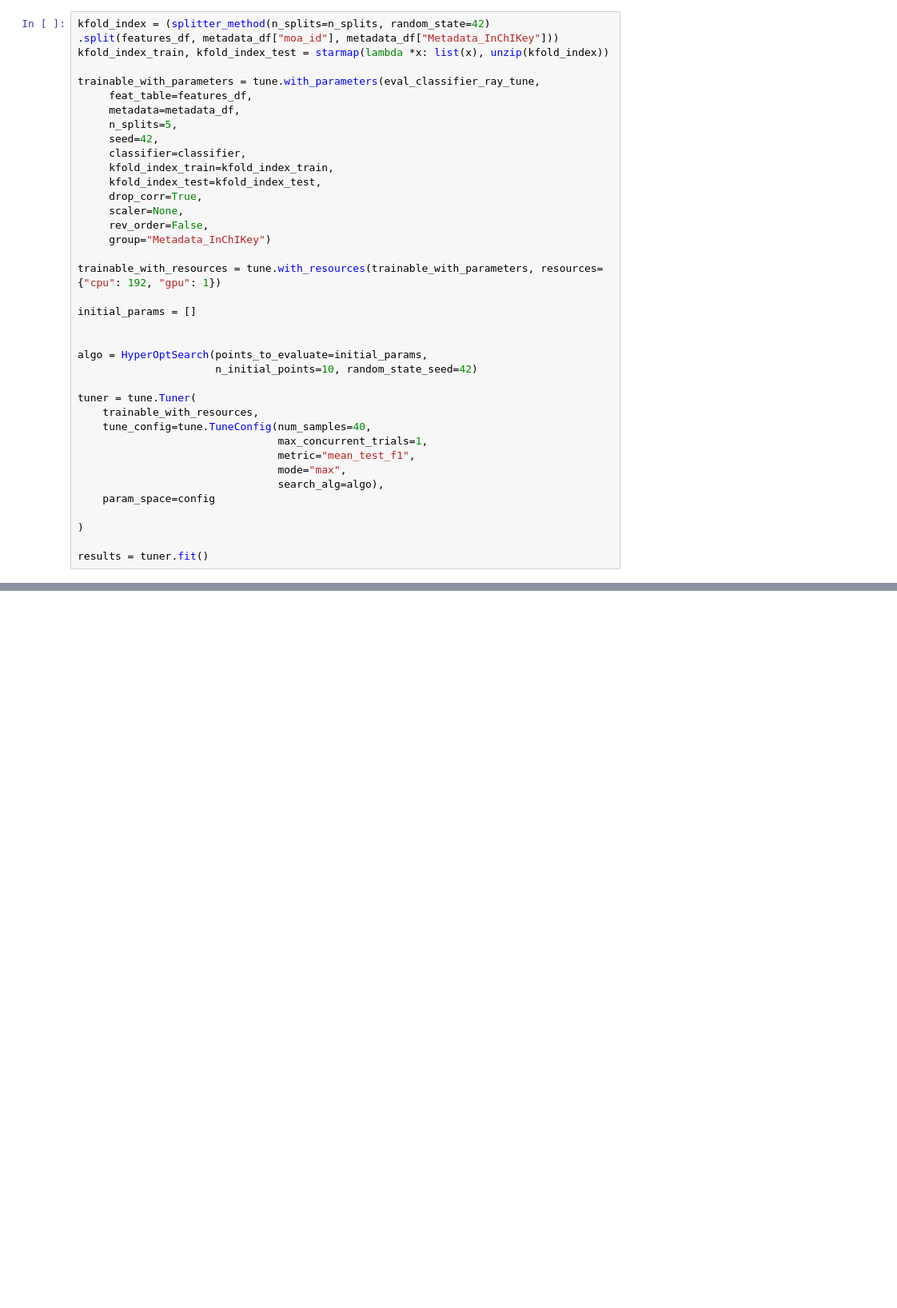
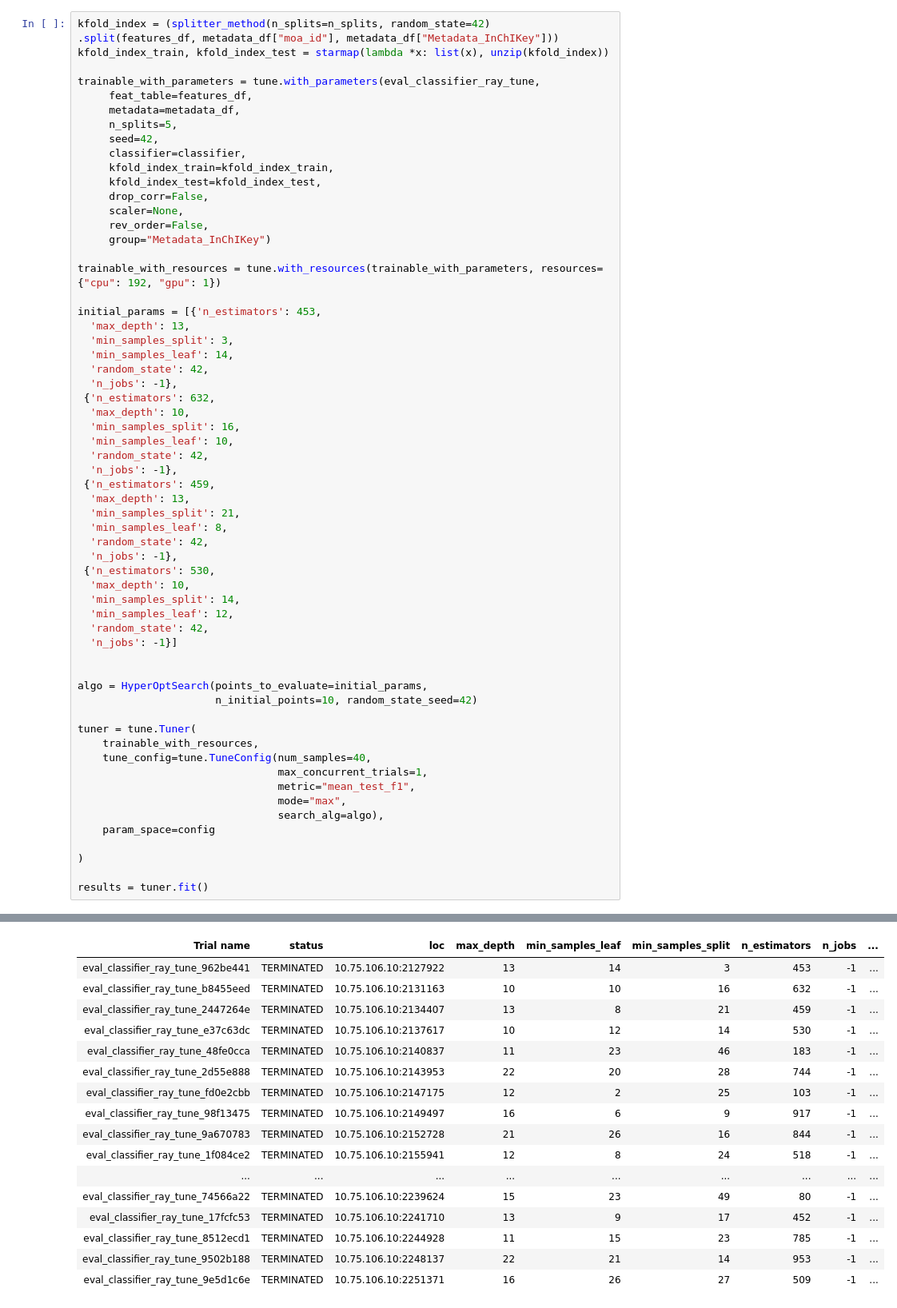
Before and after one commit to afermg/jump_attribution, a Jupyter notebook: workspace/analysis/naive_classifier_profiles.ipynb, the cells around one changed output, grey strips where cells are left out. Shown: that part at 80% size. Drawn from its saved outputs; the diff is of its cells as text; blank space fills up the shorter version.

Commit message:
Flake, req solved. classifier done, portrait start

```diff
--- a/workspace/analysis/naive_classifier_profiles.ipynb
+++ b/workspace/analysis/naive_classifier_profiles.ipynb
@@ -926,14 +899,37 @@ trainable_with_parameters = tune.with_parameters(eval_classifier_ray_tune,
      classifier=classifier,
      kfold_index_train=kfold_index_train,
      kfold_index_test=kfold_index_test,
-     drop_corr=True,
+     drop_corr=False,
      scaler=None,
      rev_order=False,
      group="Metadata_InChIKey")
 
 trainable_with_resources = tune.with_resources(trainable_with_parameters, resources={"cpu": 192, "gpu": 1})
 
-initial_params = []
+initial_params = [{'n_estimators': 453,
+  'max_depth': 13,
+  'min_samples_split': 3,
+  'min_samples_leaf': 14,
+  'random_state': 42,
+  'n_jobs': -1},
+ {'n_estimators': 632,
+  'max_depth': 10,
+  'min_samples_split': 16,
+  'min_samples_leaf': 10,
+  'random_state': 42,
+  'n_jobs': -1},
+ {'n_estimators': 459,
+  'max_depth': 13,
+  'min_samples_split': 21,
+  'min_samples_leaf': 8,
+  'random_state': 42,
+  'n_jobs': -1},
+ {'n_estimators': 530,
+  'max_depth': 10,
+  'min_samples_split': 14,
+  'min_samples_leaf': 12,
+  'random_state': 42,
+  'n_jobs': -1}]
 
 
 algo = HyperOptSearch(points_to_evaluate=initial_params,
@@ -955,0 +959,17 @@ AssertionError: HyperOpt must be installed! Run `pip install hyperopt`.
+| Trial name | status | loc | max_depth | min_samples_leaf | min_samples_split | n_estimators | n_jobs | ... |
+| eval_classifier_ray_tune_962be441 | TERMINATED | 10.75.106.10:2127922 | 13 | 14 | 3 | 453 | -1 | ... |
+| eval_classifier_ray_tune_b8455eed | TERMINATED | 10.75.106.10:2131163 | 10 | 10 | 16 | 632 | -1 | ... |
+| eval_classifier_ray_tune_2447264e | TERMINATED | 10.75.106.10:2134407 | 13 | 8 | 21 | 459 | -1 | ... |
+| eval_classifier_ray_tune_e37c63dc | TERMINATED | 10.75.106.10:2137617 | 10 | 12 | 14 | 530 | -1 | ... |
+| eval_classifier_ray_tune_48fe0cca | TERMINATED | 10.75.106.10:2140837 | 11 | 23 | 46 | 183 | -1 | ... |
+| eval_classifier_ray_tune_2d55e888 | TERMINATED | 10.75.106.10:2143953 | 22 | 20 | 28 | 744 | -1 | ... |
+| eval_classifier_ray_tune_fd0e2cbb | TERMINATED | 10.75.106.10:2147175 | 12 | 2 | 25 | 103 | -1 | ... |
+| eval_classifier_ray_tune_98f13475 | TERMINATED | 10.75.106.10:2149497 | 16 | 6 | 9 | 917 | -1 | ... |
+| eval_classifier_ray_tune_9a670783 | TERMINATED | 10.75.106.10:2152728 | 21 | 26 | 16 | 844 | -1 | ... |
+| eval_classifier_ray_tune_1f084ce2 | TERMINATED | 10.75.106.10:2155941 | 12 | 8 | 24 | 518 | -1 | ... |
+| ... | ... | ... | ... | ... | ... | ... | ... | ... |
+| eval_classifier_ray_tune_74566a22 | TERMINATED | 10.75.106.10:2239624 | 15 | 23 | 49 | 80 | -1 | ... |
+| eval_classifier_ray_tune_17fcfc53 | TERMINATED | 10.75.106.10:2241710 | 13 | 9 | 17 | 452 | -1 | ... |
+| eval_classifier_ray_tune_8512ecd1 | TERMINATED | 10.75.106.10:2244928 | 11 | 15 | 23 | 785 | -1 | ... |
+| eval_classifier_ray_tune_9502b188 | TERMINATED | 10.75.106.10:2248137 | 22 | 21 | 14 | 953 | -1 | ... |
+| eval_classifier_ray_tune_9e5d1c6e | TERMINATED | 10.75.106.10:2251371 | 16 | 26 | 27 | 509 | -1 | ... |
```
Also changed, not shown: parts of 25 cells of this notebook, 4 other files.
